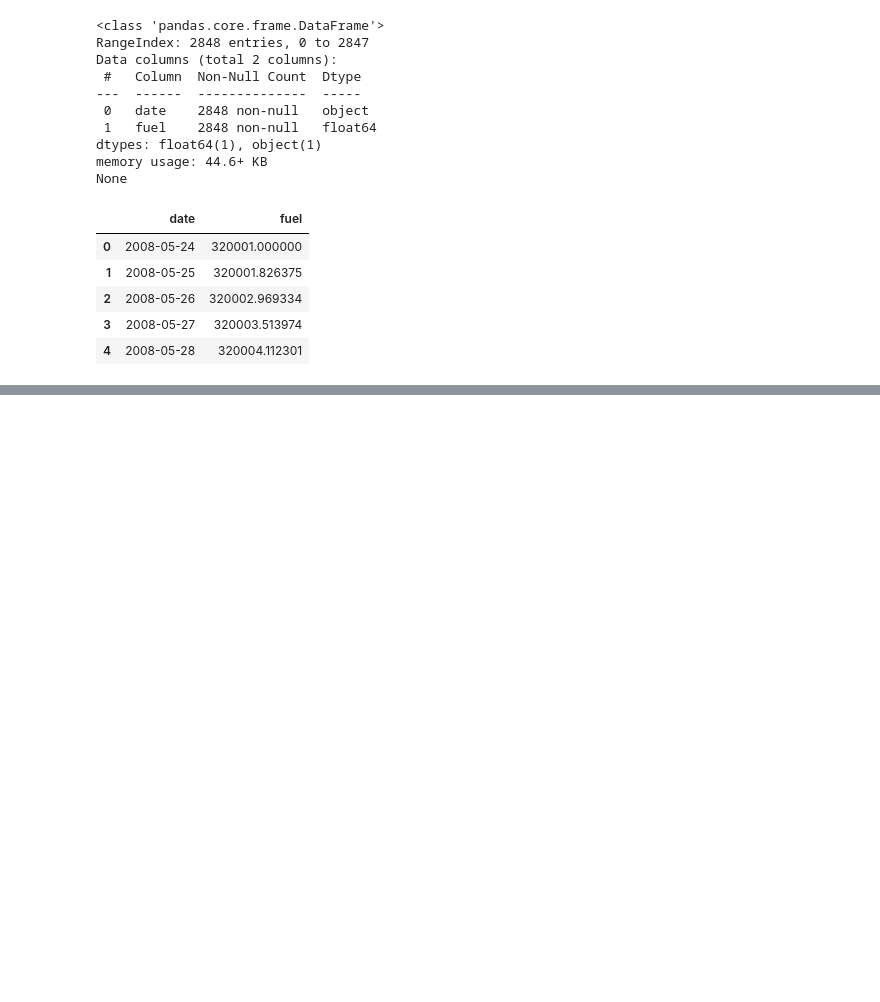
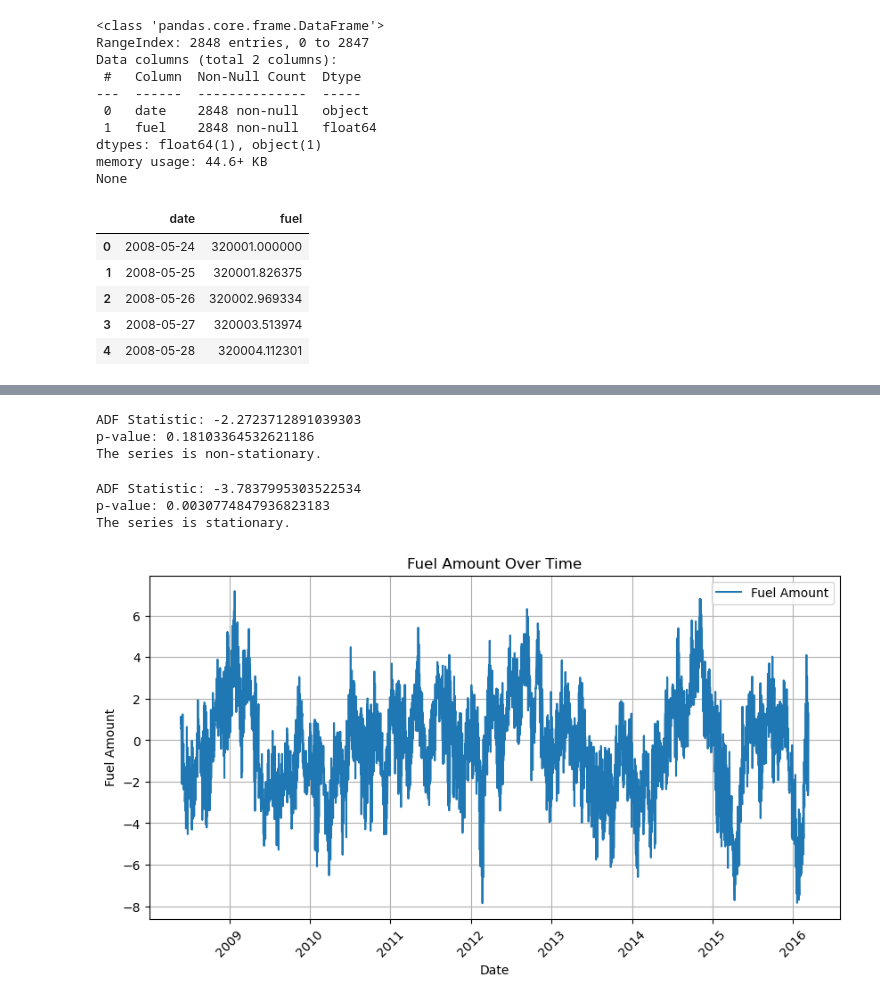
Before and after one commit to maxim-mat/DS-training, a Jupyter notebook: פרק 8 - סדרות זמן/ts_exercise.ipynb, the cells around one changed output, grey strips where cells are left out. Cells and saved outputs as stored; diff of their text form; code cells hidden in the pictures; blank space fills up the shorter version.

Commit message:
time series done

```diff
--- a/פרק 8 - סדרות זמן/ts_exercise.ipynb
+++ b/פרק 8 - סדרות זמן/ts_exercise.ipynb
@@ -42,0 +80,37 @@ plt.legend()
+# %%
+def adf_test(series):
+    result = adfuller(series)
+    print("ADF Statistic:", result[0])
+    print("p-value:", result[1])
+    if result[1] < 0.05:
+        print("The series is stationary.")
+    else:
+        print("The series is non-stationary.")
+
+
+adf_test(df["fuel"])
+# %% [output]
+ADF Statistic: -2.2723712891039303
+p-value: 0.18103364532621186
+The series is non-stationary.
+# %%
+df['diff1'] = df["fuel"].diff().dropna()
+# %%
+df['diff2'] = df["diff1"].diff(1200).dropna()
+# %%
+plt.figure(figsize=(10, 5))
+plt.plot(df["date"], (df['diff1']),  label="Fuel Amount")
+
+plt.xlabel("Date")
+plt.ylabel("Fuel Amount")
+plt.title("Fuel Amount Over Time")
+plt.xticks(rotation=45)
+plt.grid(True)
+plt.legend()
+
+adf_test(df["diff2"].dropna())
+# %% [output]
+ADF Statistic: -3.7837995303522534
+p-value: 0.0030774847936823183
+The series is stationary.
+[figure, added]
```
Also changed, not shown: parts of 17 cells of this notebook.
